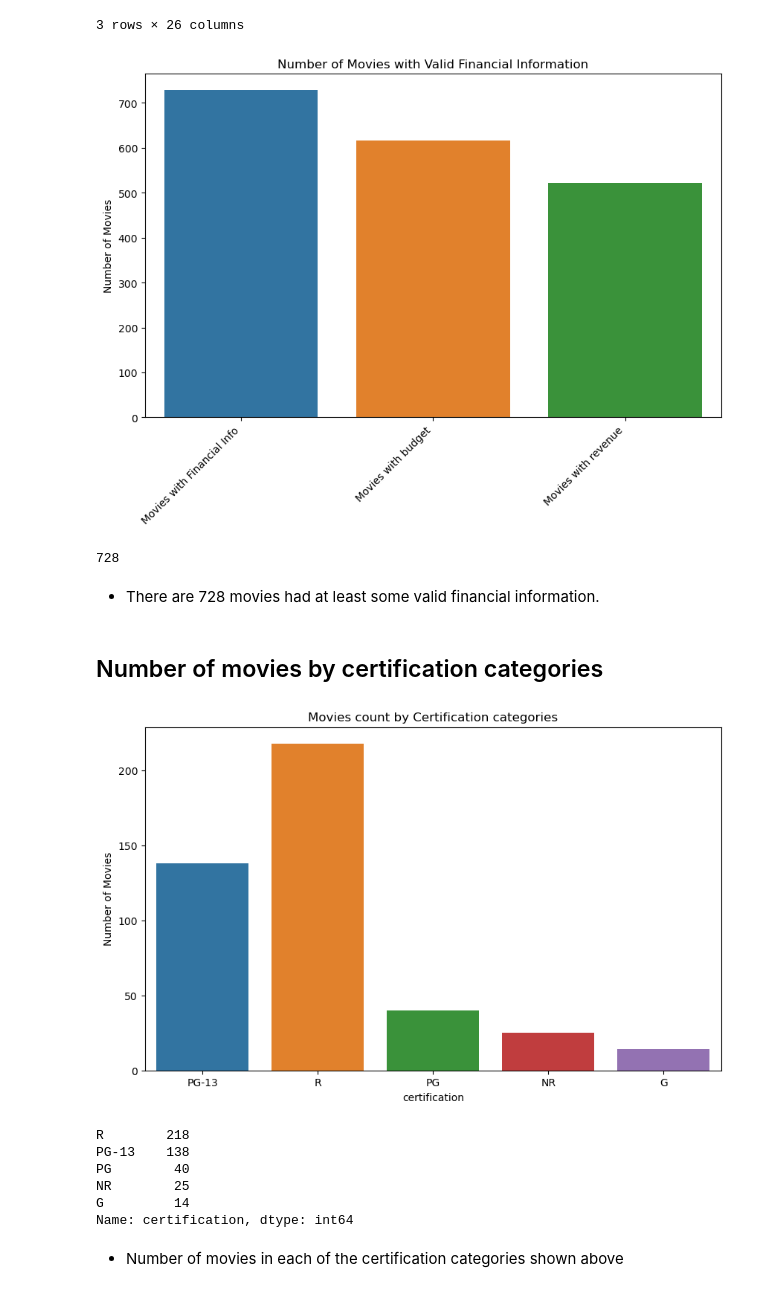
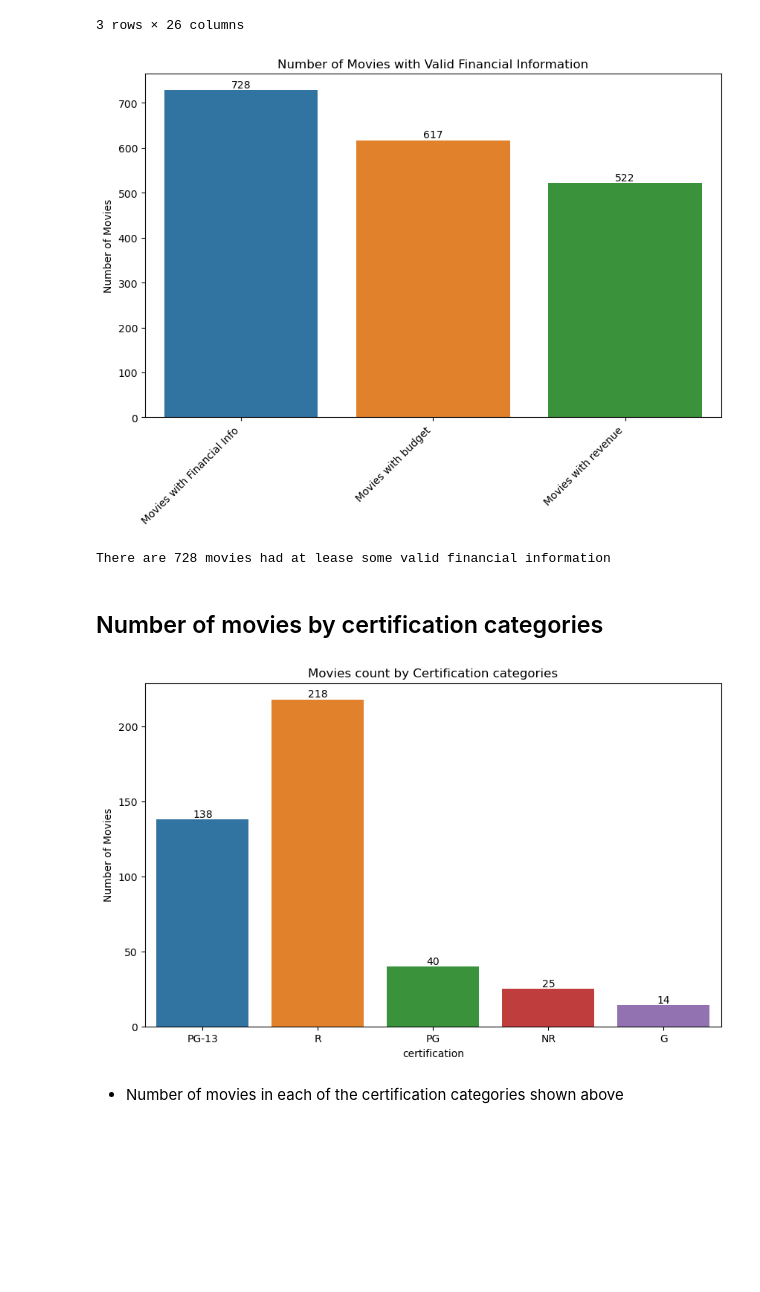
Before and after one commit to Qisam0322/IMDB-Movie-Analysis, a Jupyter notebook: EDA_on_API_Results.ipynb, the cells around one changed output. Saved outputs shown, nothing was run; the diff lists cells and outputs as text; code cells hidden in the pictures; blank space fills up the shorter version.

```diff
--- a/EDA_on_API_Results.ipynb
+++ b/EDA_on_API_Results.ipynb
@@ -60,32 +61,23 @@ sns.barplot(x=['Movies with Financial Info','Movies with budget','Movies with re
 ax.set_title('Number of Movies with Valid Financial Information')
 ax.set_ylabel('Number of Movies')
 ax.set_xticklabels(ax.get_xticklabels(), rotation=45, ha='right');
+ax.bar_label(ax.containers[0]);
 # %% [output]
-[figure, old version]
+[figure, new version]
 # %%
-len(df_financial)
+print(f'There are {len(df_financial)} movies had at lease some valid financial information')
 # %% [output]
-728
+There are 728 movies had at lease some valid financial information
-# %% [markdown]
-- There are 728 movies had at least some valid financial information.
 # %% [markdown]
 ## Number of movies by certification categories
 # %%
 fi,ax = plt.subplots(figsize=(10,6))
 sns.countplot(data=df_financial,x='certification',ax=ax)
 ax.set_title('Movies count by Certification categories')
-ax.set_ylabel('Number of Movies');
+ax.set_ylabel('Number of Movies')
+ax.bar_label(ax.containers[0]);
 # %% [output]
-[figure, old version]
+[figure, new version]
-# %%
-df_financial['certification'].value_counts()
-# %% [output]
-R        218
-PG-13    138
-PG        40
-NR        25
-G         14
-Name: certification, dtype: int64
 # %% [markdown]
 - Number of movies in each of the certification categories shown above
 # %% [markdown]
```
Also changed, not shown: parts of 3 cells of this notebook.
